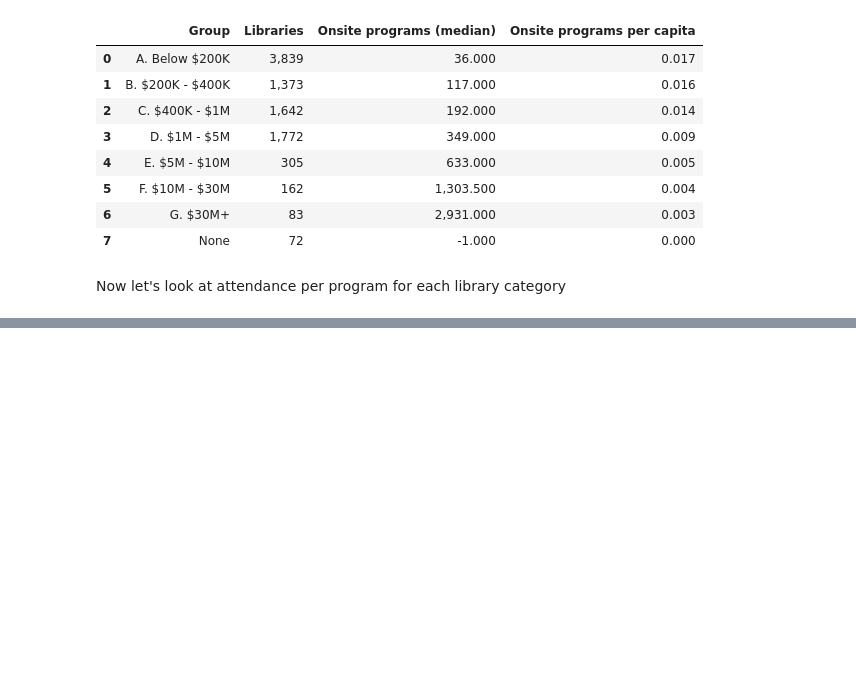
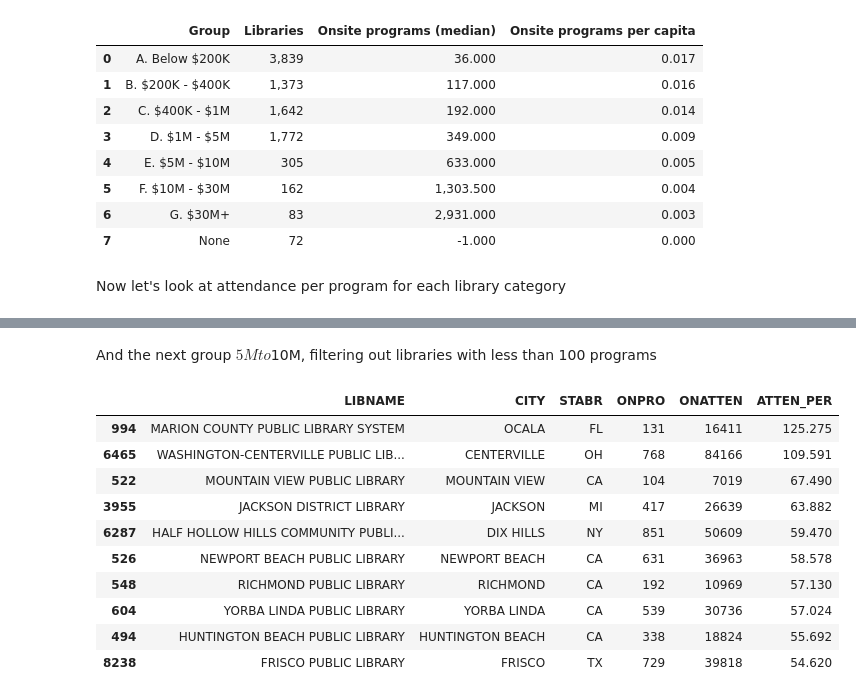
Before and after one commit to beefoo/public-library-survey, a Jupyter notebook: faq.ipynb, the cells around one changed output, grey strips where cells are left out. Saved outputs shown, nothing was run; the diff lists cells and outputs as text; code cells hidden in the pictures; blank space fills up the shorter version.

```diff
--- a/faq.ipynb
+++ b/faq.ipynb
@@ -230,0 +267,17 @@ stats_df[["Group", "Libraries", "Onsite programs (median)", "Onsite programs per
+# %% [markdown]
+And the next group $5M to $10M, filtering out libraries with less than 100 programs
+# %%
+group3 = lib_df[(lib_df["BUDGET_CATEGORY"] == "E. $5M - $10M") & (lib_df["ONPRO"] >= 100)].sort_values(by=["ATTEN_PER"], ascending=False)
+group3[["LIBNAME", "CITY", "STABR", "ONPRO", "ONATTEN", "ATTEN_PER"]].head(10)
+# %% [output]
+|  | LIBNAME | CITY | STABR | ONPRO | ONATTEN | ATTEN_PER |
+| 994 | MARION COUNTY PUBLIC LIBRARY SYSTEM | OCALA | FL | 131 | 16411 | 125.275 |
+| 6465 | WASHINGTON-CENTERVILLE PUBLIC LIB... | CENTERVILLE | OH | 768 | 84166 | 109.591 |
+| 522 | MOUNTAIN VIEW PUBLIC LIBRARY | MOUNTAIN VIEW | CA | 104 | 7019 | 67.490 |
+| 3955 | JACKSON DISTRICT LIBRARY | JACKSON | MI | 417 | 26639 | 63.882 |
+| 6287 | HALF HOLLOW HILLS COMMUNITY PUBLI... | DIX HILLS | NY | 851 | 50609 | 59.470 |
+| 526 | NEWPORT BEACH PUBLIC LIBRARY | NEWPORT BEACH | CA | 631 | 36963 | 58.578 |
+| 548 | RICHMOND PUBLIC LIBRARY | RICHMOND | CA | 192 | 10969 | 57.130 |
+| 604 | YORBA LINDA PUBLIC LIBRARY | YORBA LINDA | CA | 539 | 30736 | 57.024 |
+| 494 | HUNTINGTON BEACH PUBLIC LIBRARY | HUNTINGTON BEACH | CA | 338 | 18824 | 55.692 |
+| 8238 | FRISCO PUBLIC LIBRARY | FRISCO | TX | 729 | 39818 | 54.620 |
```
Also changed, not shown: parts of 6 cells of this notebook.
